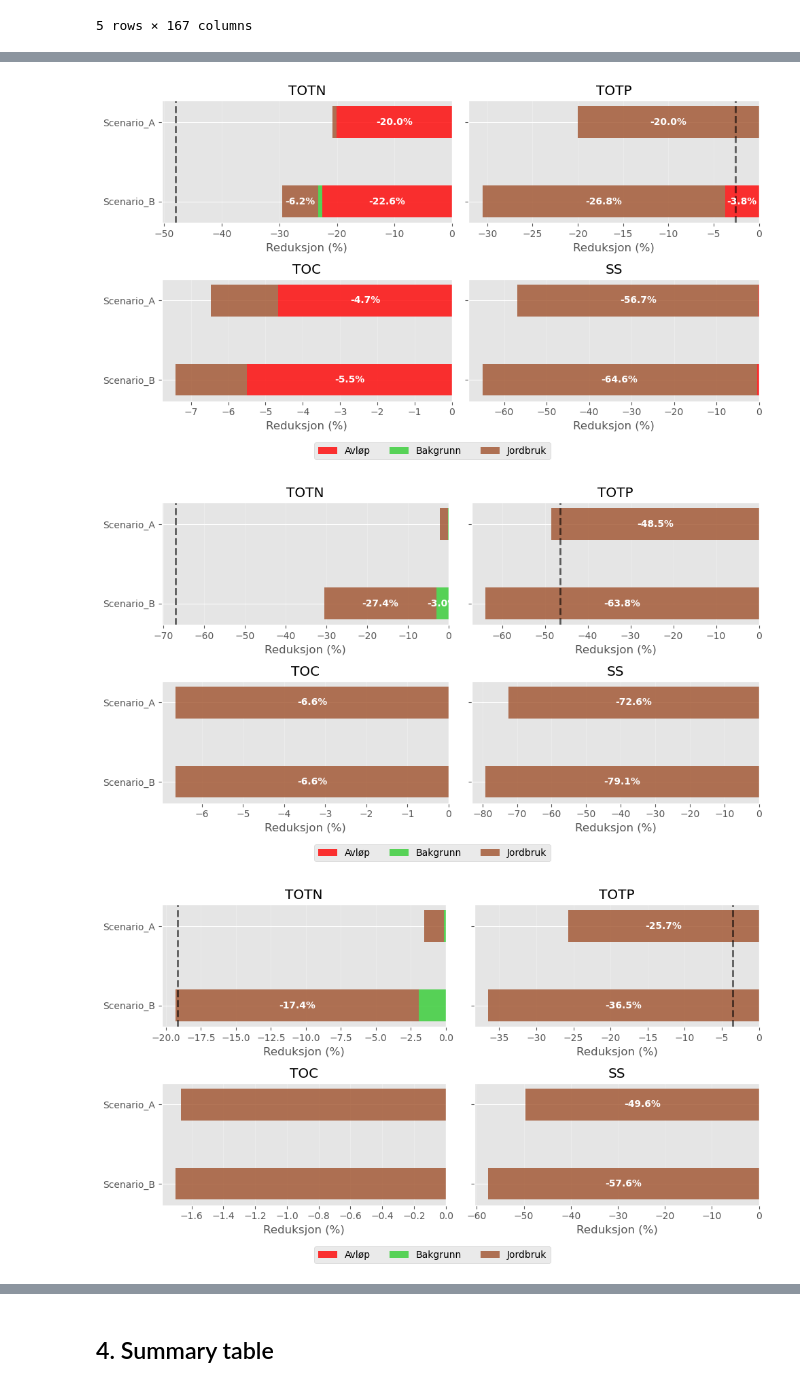
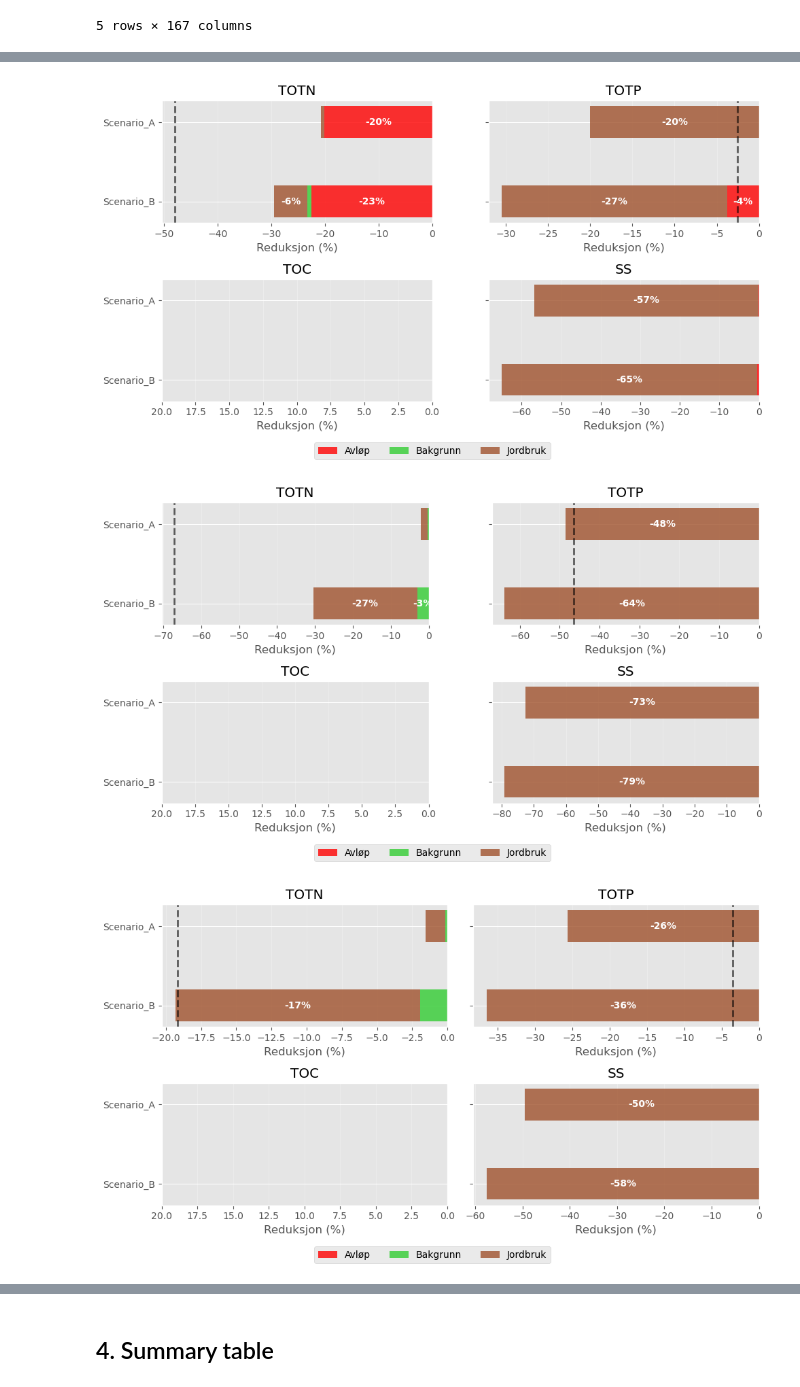
Before and after one commit to NIVANorge/teotil3_lillestrom, a Jupyter notebook: code/09_avlast_scens.ipynb, the cells around one changed output, grey strips where cells are left out. Cells and saved outputs as stored; diff of their text form; code cells hidden in the pictures.

Commit message:
Adjust plot labels

```diff
--- a/code/09_avlast_scens.ipynb
+++ b/code/09_avlast_scens.ipynb
@@ -409,11 +409,11 @@ for catchment in pct_df["catchment"].unique():
             )
 
             for bar, value in zip(bars, pivot[source]):
-                if abs(value) > 2:
+                if abs(value) > 3:
                     ax.text(
                         bar.get_x() + bar.get_width() / 2,
                         bar.get_y() + bar.get_height() / 2,
-                        f"{value:.1f}%",
+                        f"{int(round(value))}%",
                         ha="center",
                         va="center",
                         fontsize=10,
@@ -449,6 +449,11 @@ for catchment in pct_df["catchment"].unique():
                 alpha=0.6,
             )
 
+        xmin, xmax = ax.get_xlim()
+        min_xlim = -20
+        if xmin > min_xlim:
+            ax.set_xlim(left=-min_xlim, right=xmax)
+
         ax.set_title(par)
         ax.set_xlabel("Reduksjon (%)")
         ax.grid(axis="x", alpha=0.3)
@@ -467,3 +472,3 @@ for catchment in pct_df["catchment"].unique():
-[figure, old version]
+[figure, new version]
-[figure, old version]
+[figure, new version]
-[figure, old version]
+[figure, new version]
```
Also changed, not shown: parts of 2 cells of this notebook, 10 other files.
